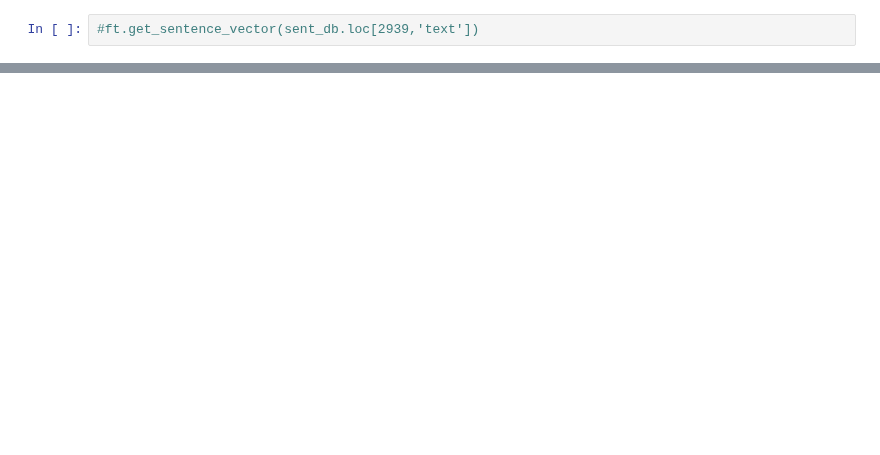
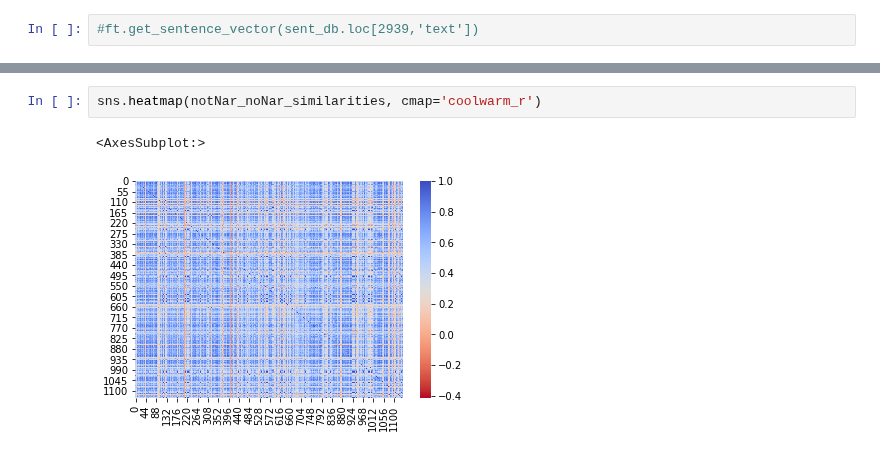
Before and after one commit to Sofy34/personal_strudy, a Jupyter notebook: thesis/02_text_features.ipynb, the cells around one changed output, grey strips where cells are left out. Drawn from its saved outputs; the diff is of its cells as text; blank space fills up the shorter version.

```diff
--- a/thesis/02_text_features.ipynb
+++ b/thesis/02_text_features.ipynb
@@ -180,0 +347,5 @@ display(feature_utils.scores_df.sort_values(by='f1',ascending = False))
+# %%
+sns.heatmap(notNar_noNar_similarities, cmap='coolwarm_r')
+# %% [output]
+<AxesSubplot:>
+[figure, added]
```
Also changed, not shown: parts of 41 cells of this notebook, 2 other files.
